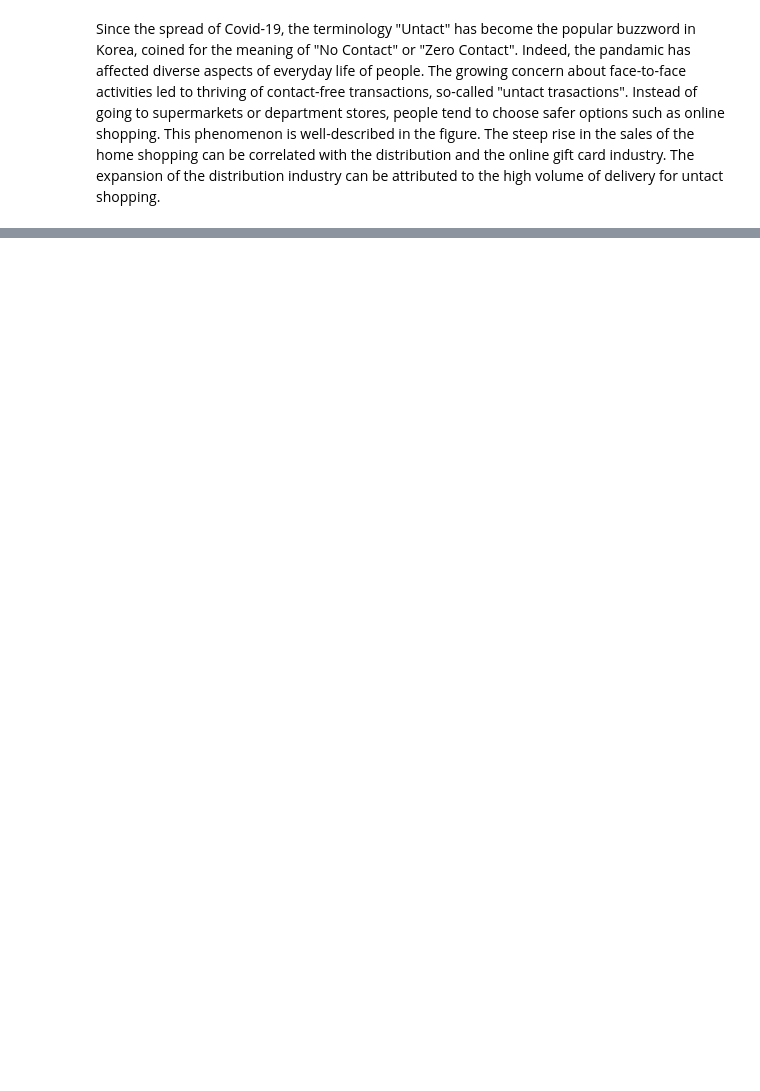
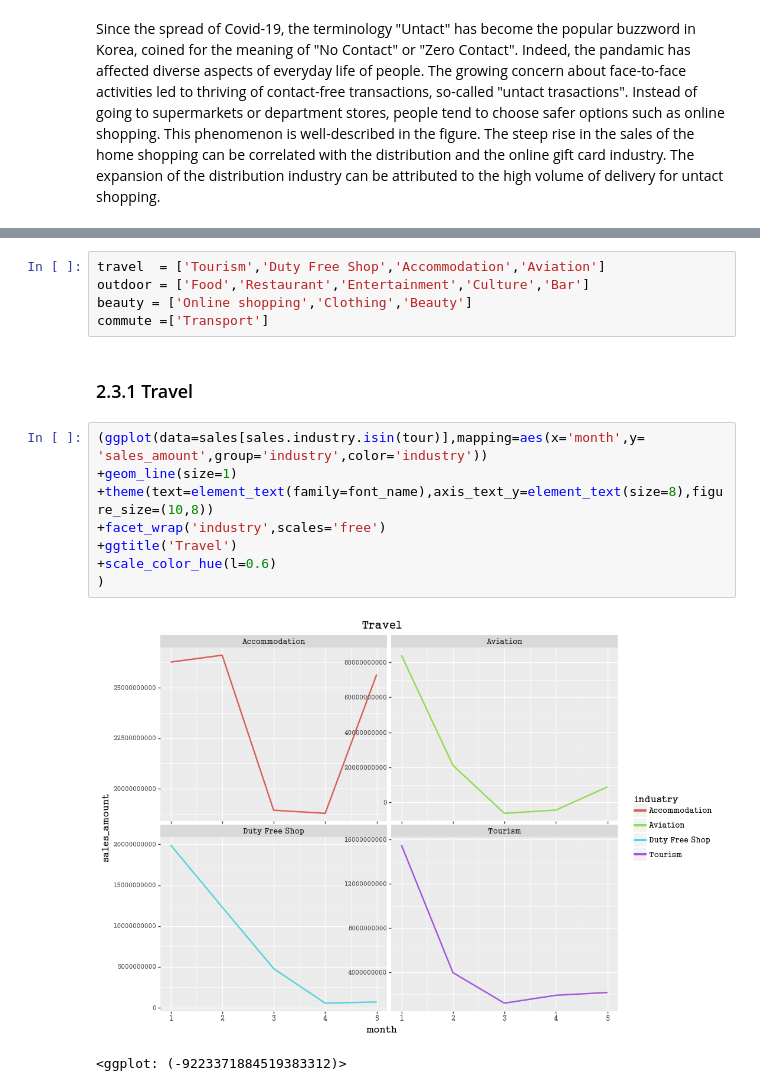
Before and after one commit to JieunKim-Econ/Covid_EDA_with_R, a Jupyter notebook: Risk-Resilience Matrix Analysis-C2.ipynb, the cells around one changed output, grey strips where cells are left out. Drawn from its saved outputs; the diff is of its cells as text; blank space fills up the shorter version.

```diff
--- a/Risk-Resilience Matrix Analysis-C2.ipynb
+++ b/Risk-Resilience Matrix Analysis-C2.ipynb
@@ -382,0 +400,18 @@ Since the spread of Covid-19, the terminology "Untact" has become the popular bu
+# %%
+travel  = ['Tourism','Duty Free Shop','Accommodation','Aviation']
+outdoor = ['Food','Restaurant','Entertainment','Culture','Bar']
+beauty = ['Online shopping','Clothing','Beauty']
+commute =['Transport']
+# %% [markdown]
+### 2.3.1 Travel
+# %%
+(ggplot(data=sales[sales.industry.isin(tour)],mapping=aes(x='month',y= 'sales_amount',group='industry',color='industry'))
++geom_line(size=1)
++theme(text=element_text(family=font_name),axis_text_y=element_text(size=8),figure_size=(10,8))
++facet_wrap('industry',scales='free')
++ggtitle('Travel')
++scale_color_hue(l=0.6)
+)
+# %% [output]
+[figure, added]
+<ggplot: (-9223371884519383312)>
```
Also changed, not shown: parts of 25 cells of this notebook.
